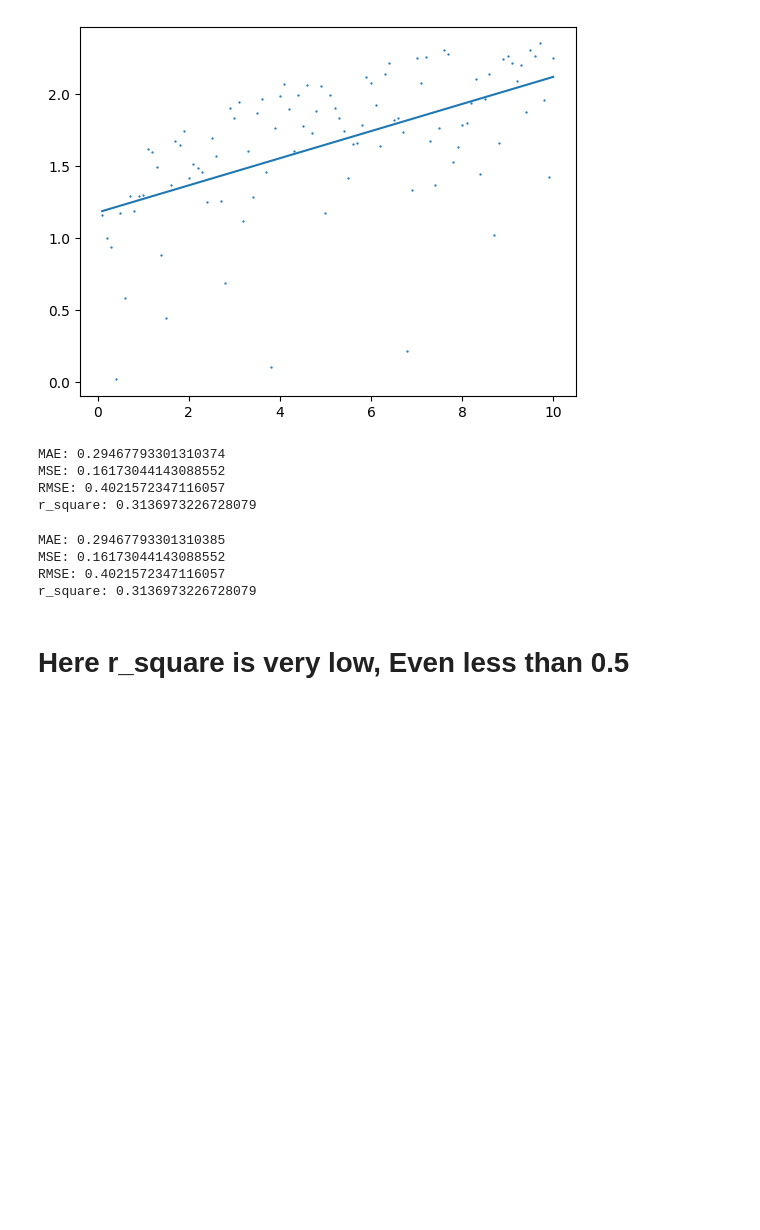
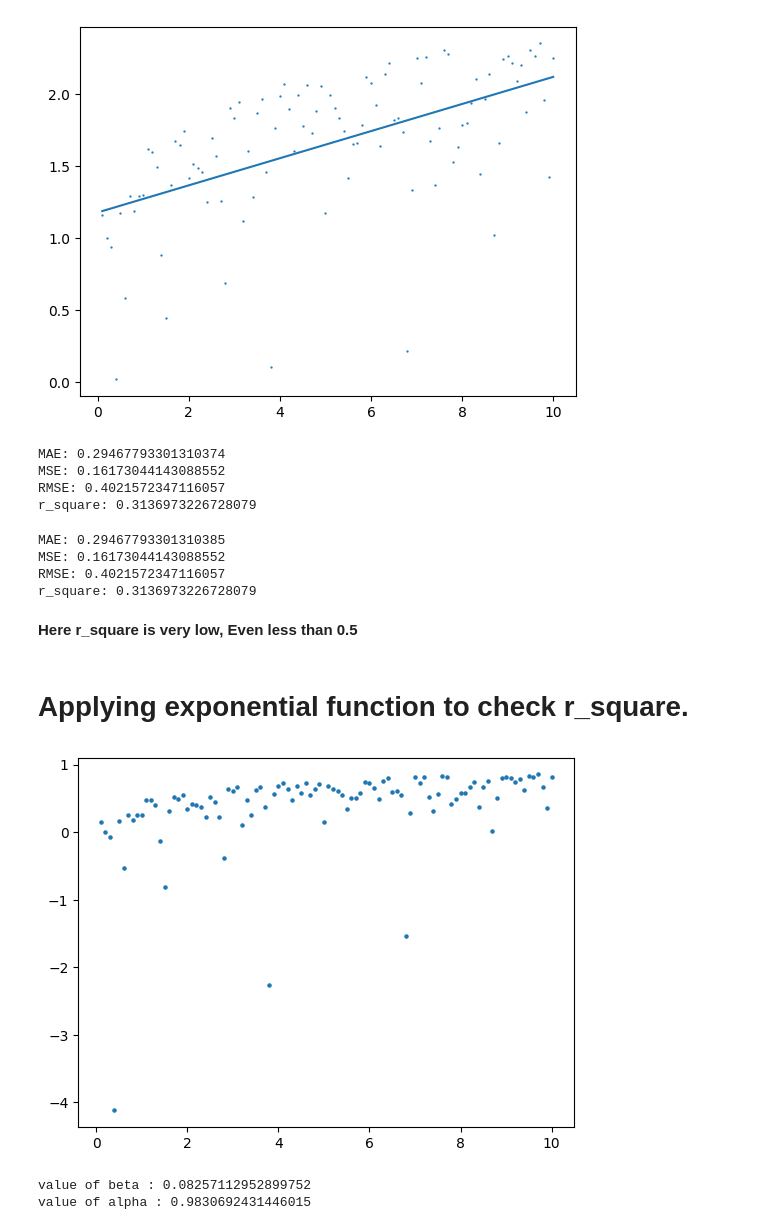
Before and after one commit to nag2mani/Machine_Learning, a Jupyter notebook: CoreML/My_Models_LR_MLR/data3.ipynb, the cells around one changed output. Saved outputs shown, nothing was run; the diff lists cells and outputs as text; code cells hidden in the pictures; blank space fills up the shorter version.

```diff
--- a/CoreML/My_Models_LR_MLR/data3.ipynb
+++ b/CoreML/My_Models_LR_MLR/data3.ipynb
@@ -112,4 +112,17 @@ MSE: 0.16173044143088552
 RMSE: 0.4021572347116057
 r_square: 0.3136973226728079
 # %% [markdown]
-# Here r_square is very low, Even less than 0.5
+**Here r_square is very low, Even less than 0.5**
+# %% [markdown]
+# Applying exponential function to check r_square.
+# %%
+# L is the list of all log(yi).
+L =[]
+for i in Y:
+    k = np.log(i) #log base e
+    L.append(k)
+
+plt.scatter(X, L, s=5)
+plt.show()
+# %% [output]
+[figure, added]
@@ -115,0 +144,12 @@ r_square: 0.3136973226728079
+# %%
+beta = (avg_XL - avg_X * avg_L)/(avg_X_square - avg_X ** 2) #It is value of m.
+log_alpha = (avg_L - beta * avg_X)
+
+alpha = np.exp(log_alpha)
+
+print("value of beta :", beta)
+# print("value of log_alpha :", log_alpha)
+print("value of alpha :", alpha)
+# %% [output]
+value of beta : 0.08257112952899752
+value of alpha : 0.9830692431446015
```
Also changed, not shown: parts of 4 cells of this notebook, 1 other file.
